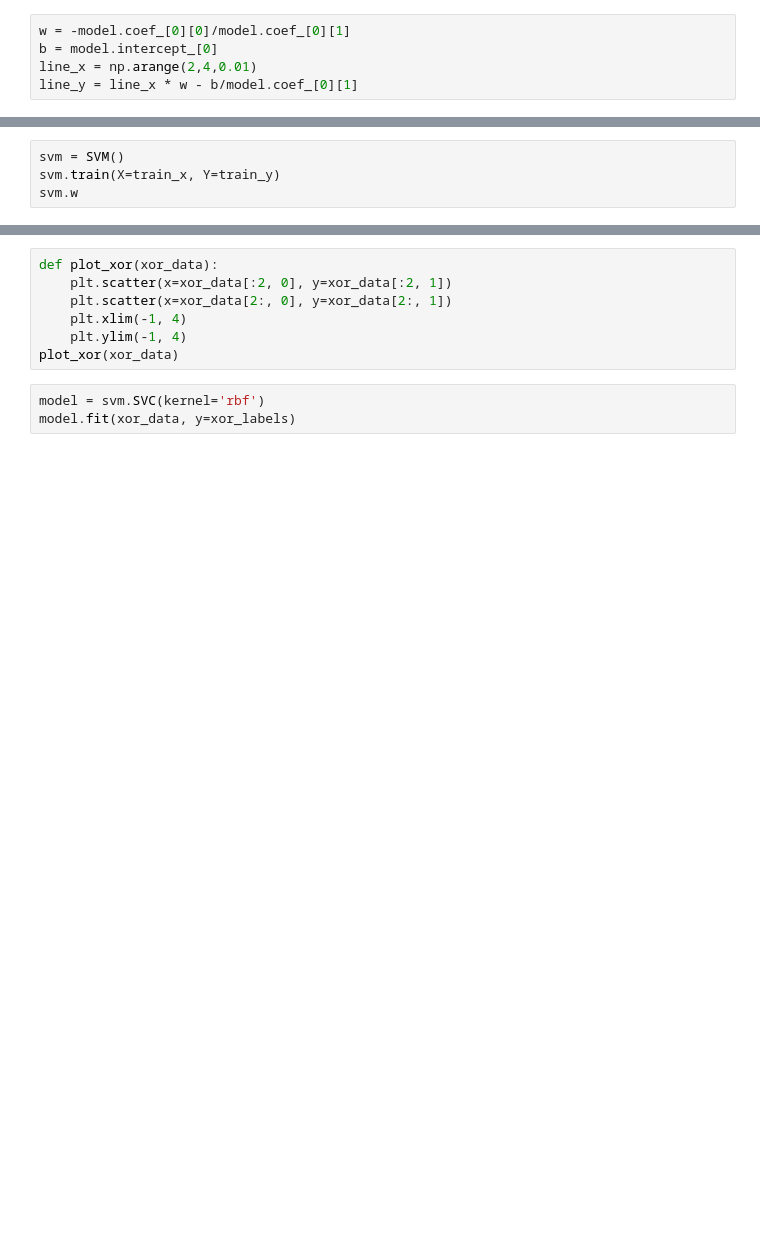
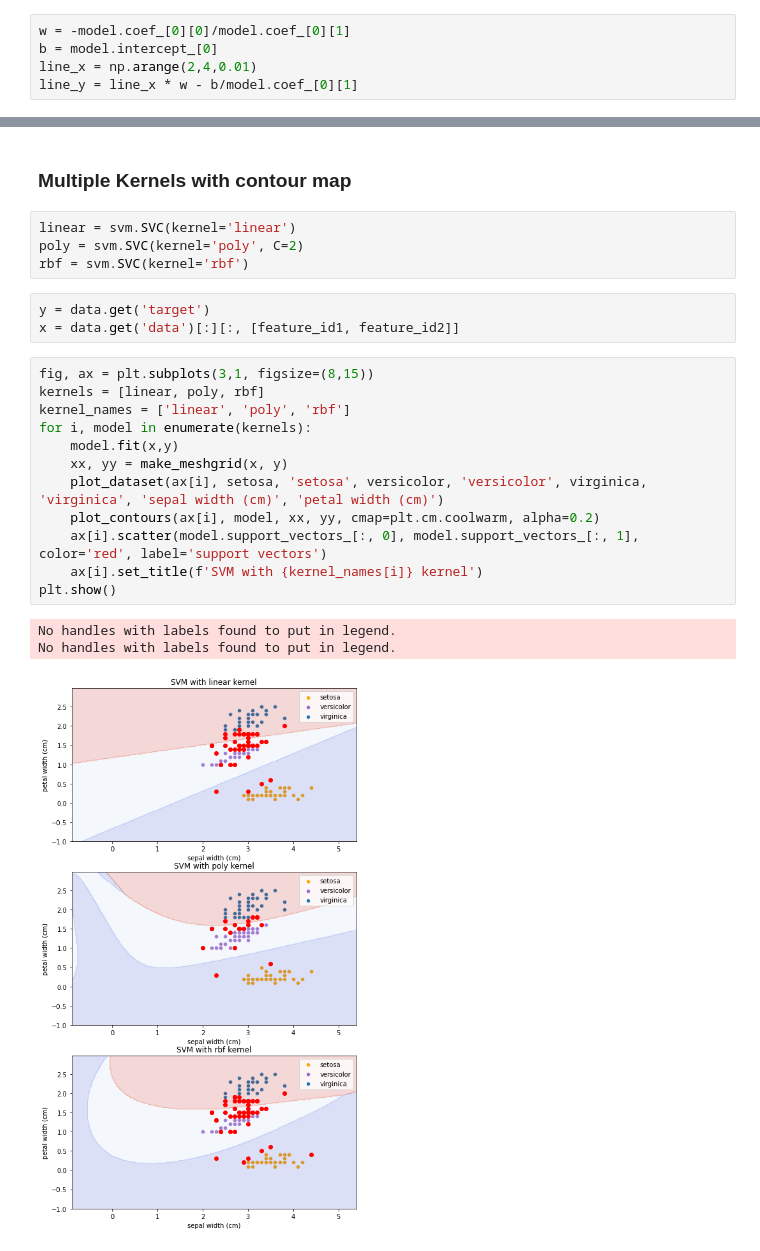
Before and after one commit to UOMDSS/workshops-2021-2022, a Jupyter notebook: SVMs/svm.ipynb, the cells around one changed output, grey strips where cells are left out. Drawn from its saved outputs; the diff is of its cells as text; blank space fills up the shorter version.

```diff
--- a/SVMs/svm.ipynb
+++ b/SVMs/svm.ipynb
@@ -118,4 +62,0 @@ hinge_loss(t)
-# %%
-svm = SVM()
-svm.train(X=train_x, Y=train_y)
-svm.w
@@ -147,10 +63,25 @@ xor_labels = np.array([0, 0, 1, 1])
-# %%
-def plot_xor(xor_data):
-    plt.scatter(x=xor_data[:2, 0], y=xor_data[:2, 1])
-    plt.scatter(x=xor_data[2:, 0], y=xor_data[2:, 1])
-    plt.xlim(-1, 4)
-    plt.ylim(-1, 4)
-plot_xor(xor_data)
-# %%
-model = svm.SVC(kernel='rbf')
-model.fit(xor_data, y=xor_labels)
+# %% [markdown]
+### Multiple Kernels with contour map
+# %%
+linear = svm.SVC(kernel='linear')
+poly = svm.SVC(kernel='poly', C=2)
+rbf = svm.SVC(kernel='rbf')
+# %%
+y = data.get('target')
+x = data.get('data')[:][:, [feature_id1, feature_id2]]
+# %%
+fig, ax = plt.subplots(3,1, figsize=(8,15))
+kernels = [linear, poly, rbf]
+kernel_names = ['linear', 'poly', 'rbf']
+for i, model in enumerate(kernels):
+    model.fit(x,y)
+    xx, yy = make_meshgrid(x, y)
+    plot_dataset(ax[i], setosa, 'setosa', versicolor, 'versicolor', virginica, 'virginica', 'sepal width (cm)', 'petal width (cm)')
+    plot_contours(ax[i], model, xx, yy, cmap=plt.cm.coolwarm, alpha=0.2)
+    ax[i].scatter(model.support_vectors_[:, 0], model.support_vectors_[:, 1], color='red', label='support vectors')
+    ax[i].set_title(f'SVM with {kernel_names[i]} kernel')
+plt.show()
+# %% [output]
+No handles with labels found to put in legend.
+No handles with labels found to put in legend.
+[figure, added]
```
Also changed, not shown: parts of 28 cells of this notebook, 1 other file.
